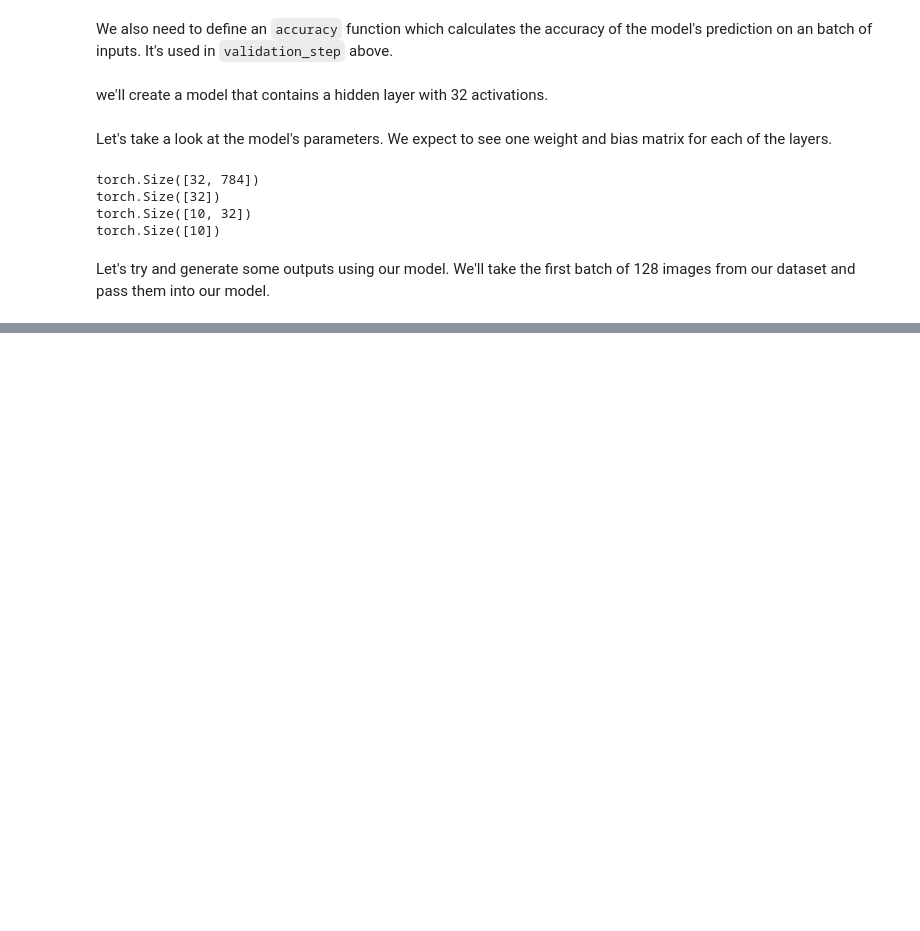
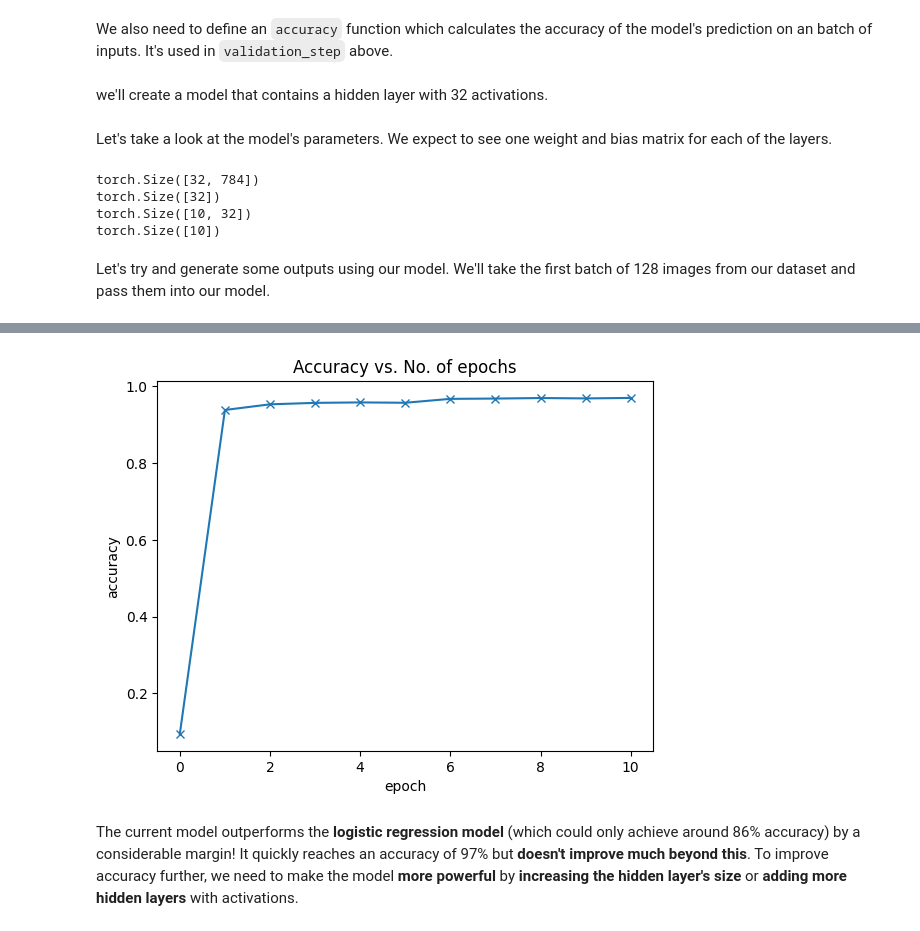
Before and after one commit to MinghanChu/DeepLearning-ZerosToGans, a Jupyter notebook: Training_Deep_NN_on_GPU.ipynb, the cells around one changed output, grey strips where cells are left out. Drawn from its saved outputs; the diff is of its cells as text; code cells hidden in the pictures; blank space fills up the shorter version.

```diff
--- a/Training_Deep_NN_on_GPU.ipynb
+++ b/Training_Deep_NN_on_GPU.ipynb
@@ -435,0 +704,10 @@ Sample outputs :
+# %%
+accuracies = [x['val_acc'] for x in history]
+plt.plot(accuracies, '-x')
+plt.xlabel('epoch')
+plt.ylabel('accuracy')
+plt.title('Accuracy vs. No. of epochs');
+# %% [output]
+[figure, added]
+# %% [markdown]
+The current model outperforms the **logistic regression model** (which could only achieve around 86% accuracy) by a considerable margin! It quickly reaches an accuracy of 97% but **doesn't improve much beyond this**. To improve accuracy further, we need to make the model **more powerful** by **increasing the hidden layer's size** or **adding more hidden layers** with activations.
```
Also changed, not shown: parts of 36 cells of this notebook.
